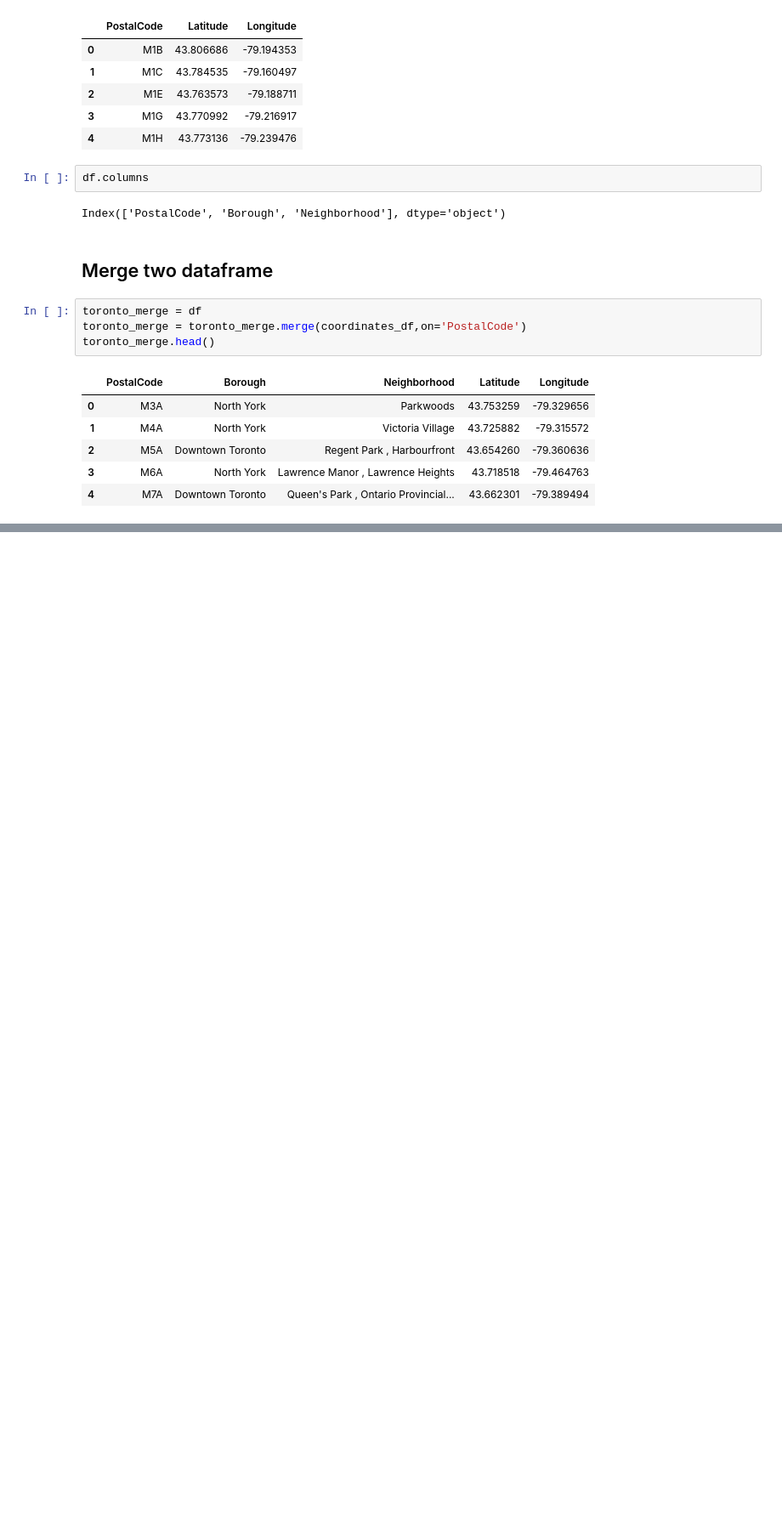
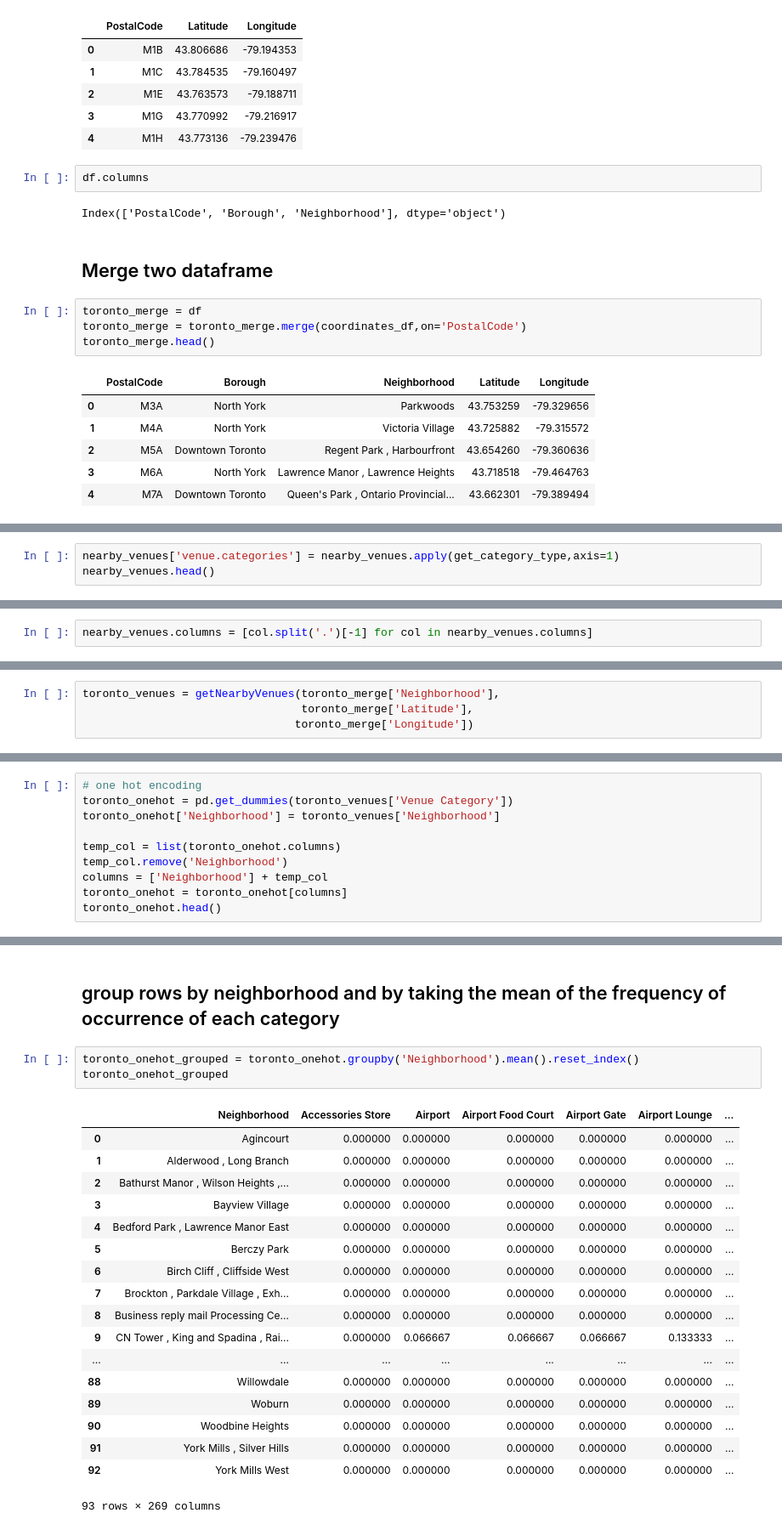
Before and after one commit to salin1988/Coursera_Capstone, a Jupyter notebook: toronto_merge_dataframe.ipynb, the cells around one changed output, grey strips where cells are left out. Shown at 85% size. Drawn from its saved outputs; the diff is of its cells as text; blank space fills up the shorter version.

```diff
--- a/toronto_merge_dataframe.ipynb
+++ b/toronto_merge_dataframe.ipynb
@@ -103,0 +274,3 @@ toronto_merge.head()
+# %%
+nearby_venues['venue.categories'] = nearby_venues.apply(get_category_type,axis=1)
+nearby_venues.head()
@@ -103,0 +281,2 @@ toronto_merge.head()
+# %%
+nearby_venues.columns = [col.split('.')[-1] for col in nearby_venues.columns]
@@ -103,0 +344,4 @@ toronto_merge.head()
+# %%
+toronto_venues = getNearbyVenues(toronto_merge['Neighborhood'],
+                                 toronto_merge['Latitude'],
+                                toronto_merge['Longitude'])
@@ -103,0 +407,10 @@ toronto_merge.head()
+# %%
+# one hot encoding
+toronto_onehot = pd.get_dummies(toronto_venues['Venue Category'])
+toronto_onehot['Neighborhood'] = toronto_venues['Neighborhood']
+
+temp_col = list(toronto_onehot.columns)
+temp_col.remove('Neighborhood')
+columns = ['Neighborhood'] + temp_col
+toronto_onehot = toronto_onehot[columns]
+toronto_onehot.head()
@@ -103,0 +429,24 @@ toronto_merge.head()
+# %% [markdown]
+## group rows by neighborhood and by taking the mean of the frequency of occurrence of each category
+# %%
+toronto_onehot_grouped = toronto_onehot.groupby('Neighborhood').mean().reset_index()
+toronto_onehot_grouped
+# %% [output]
+|  | Neighborhood | Accessories Store | Airport | Airport Food Court | Airport Gate | Airport Lounge | ... |
+| 0 | Agincourt | 0.000000 | 0.000000 | 0.000000 | 0.000000 | 0.000000 | ... |
+| 1 | Alderwood , Long Branch | 0.000000 | 0.000000 | 0.000000 | 0.000000 | 0.000000 | ... |
+| 2 | Bathurst Manor , Wilson Heights ,... | 0.000000 | 0.000000 | 0.000000 | 0.000000 | 0.000000 | ... |
+| 3 | Bayview Village | 0.000000 | 0.000000 | 0.000000 | 0.000000 | 0.000000 | ... |
+| 4 | Bedford Park , Lawrence Manor East | 0.000000 | 0.000000 | 0.000000 | 0.000000 | 0.000000 | ... |
+| 5 | Berczy Park | 0.000000 | 0.000000 | 0.000000 | 0.000000 | 0.000000 | ... |
+| 6 | Birch Cliff , Cliffside West | 0.000000 | 0.000000 | 0.000000 | 0.000000 | 0.000000 | ... |
+| 7 | Brockton , Parkdale Village , Exh... | 0.000000 | 0.000000 | 0.000000 | 0.000000 | 0.000000 | ... |
+| 8 | Business reply mail Processing Ce... | 0.000000 | 0.000000 | 0.000000 | 0.000000 | 0.000000 | ... |
+| 9 | CN Tower , King and Spadina , Rai... | 0.000000 | 0.066667 | 0.066667 | 0.066667 | 0.133333 | ... |
+| ... | ... | ... | ... | ... | ... | ... | ... |
+| 88 | Willowdale | 0.000000 | 0.000000 | 0.000000 | 0.000000 | 0.000000 | ... |
+| 89 | Woburn | 0.000000 | 0.000000 | 0.000000 | 0.000000 | 0.000000 | ... |
+| 90 | Woodbine Heights | 0.000000 | 0.000000 | 0.000000 | 0.000000 | 0.000000 | ... |
+| 91 | York Mills , Silver Hills | 0.000000 | 0.000000 | 0.000000 | 0.000000 | 0.000000 | ... |
+| 92 | York Mills West | 0.000000 | 0.000000 | 0.000000 | 0.000000 | 0.000000 | ... |
+93 rows × 269 columns
```
Also changed, not shown: parts of 68 cells of this notebook.
